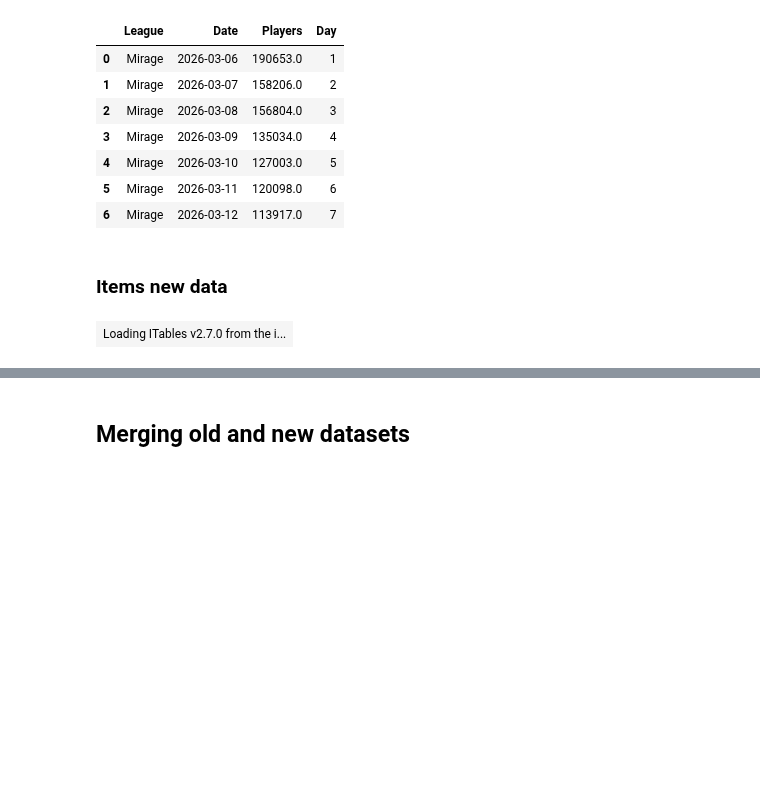
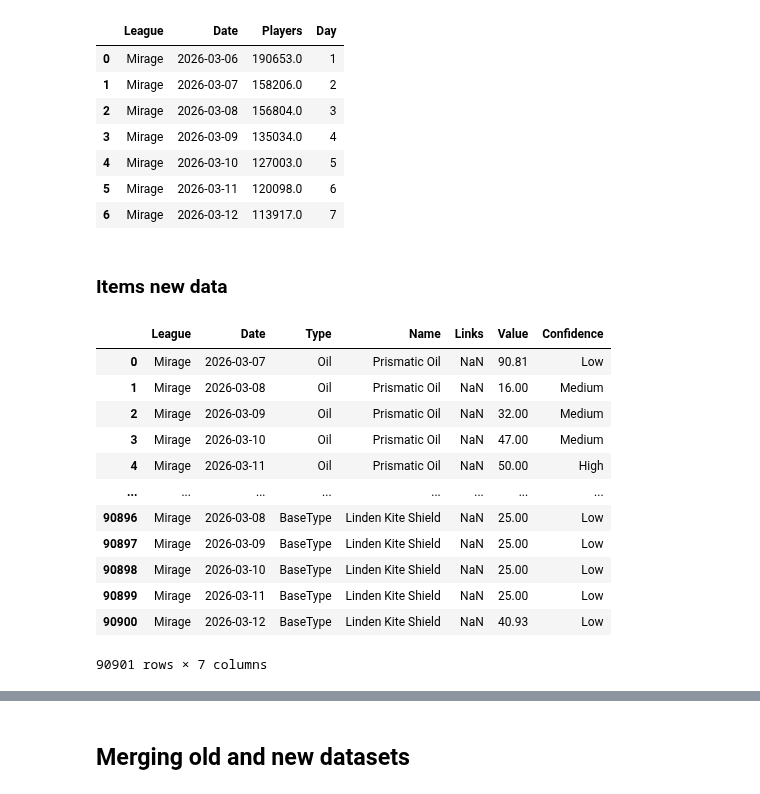
Before and after one commit to NataliaMiodowska/PoeMarketAnalyser, a Jupyter notebook: notebooks/09_case study_early_economy_new_league.ipynb, the cells around one changed output, grey strips where cells are left out. Cells and saved outputs as stored; diff of their text form; code cells hidden in the pictures; blank space fills up the shorter version.

```diff
--- a/notebooks/09_case study_early_economy_new_league.ipynb
+++ b/notebooks/09_case study_early_economy_new_league.ipynb
@@ -46,7 +54,24 @@ players_mirage
 | 6 | Mirage | 2026-03-12 | 113917.0 | 7 |
 # %% [markdown]
 ### Items new data
+# %%
+# making sure that League column is consistent across datasets
+items_mirage["League"] = "Mirage"
 # %%
-show(items_mirage)
+#removing unnecessary columns
+items_mirage = items_mirage.drop(columns=['Id','Variant','BaseType'])
+items_mirage
 # %% [output]
-| Loading ITables v2.7.0 from the i... |
+|  | League | Date | Type | Name | Links | Value | Confidence |
+| 0 | Mirage | 2026-03-07 | Oil | Prismatic Oil | NaN | 90.81 | Low |
+| 1 | Mirage | 2026-03-08 | Oil | Prismatic Oil | NaN | 16.00 | Medium |
+| 2 | Mirage | 2026-03-09 | Oil | Prismatic Oil | NaN | 32.00 | Medium |
+| 3 | Mirage | 2026-03-10 | Oil | Prismatic Oil | NaN | 47.00 | Medium |
+| 4 | Mirage | 2026-03-11 | Oil | Prismatic Oil | NaN | 50.00 | High |
+| ... | ... | ... | ... | ... | ... | ... | ... |
+| 90896 | Mirage | 2026-03-08 | BaseType | Linden Kite Shield | NaN | 25.00 | Low |
+| 90897 | Mirage | 2026-03-09 | BaseType | Linden Kite Shield | NaN | 25.00 | Low |
+| 90898 | Mirage | 2026-03-10 | BaseType | Linden Kite Shield | NaN | 25.00 | Low |
+| 90899 | Mirage | 2026-03-11 | BaseType | Linden Kite Shield | NaN | 25.00 | Low |
+| 90900 | Mirage | 2026-03-12 | BaseType | Linden Kite Shield | NaN | 40.93 | Low |
+90901 rows × 7 columns
```
Also changed, not shown: parts of 49 cells of this notebook, 2 other files.
